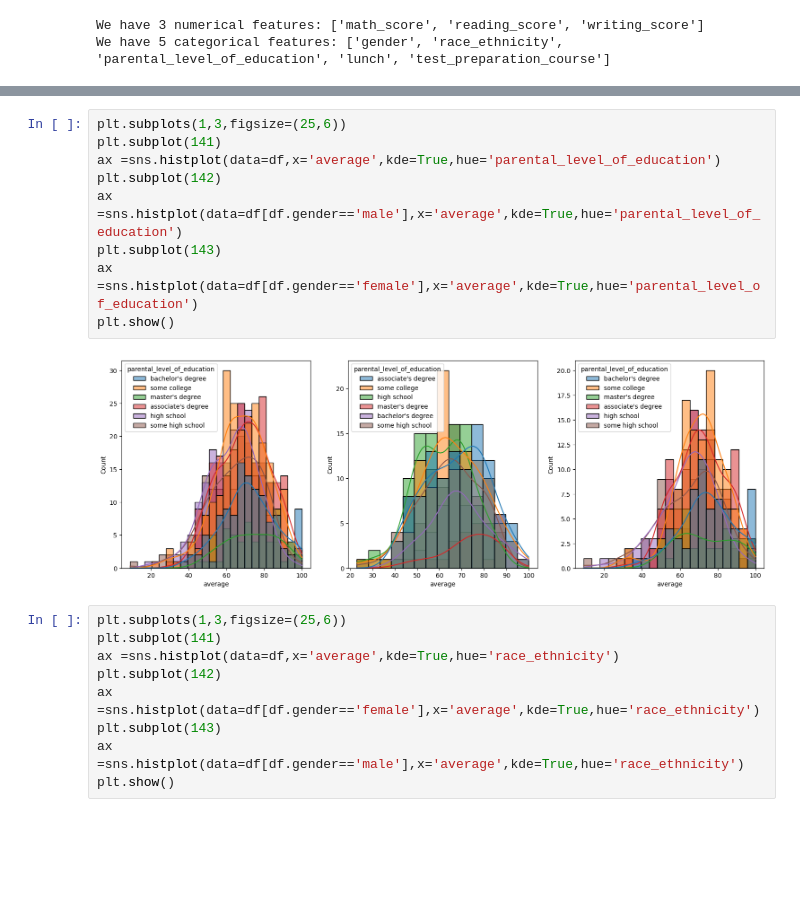
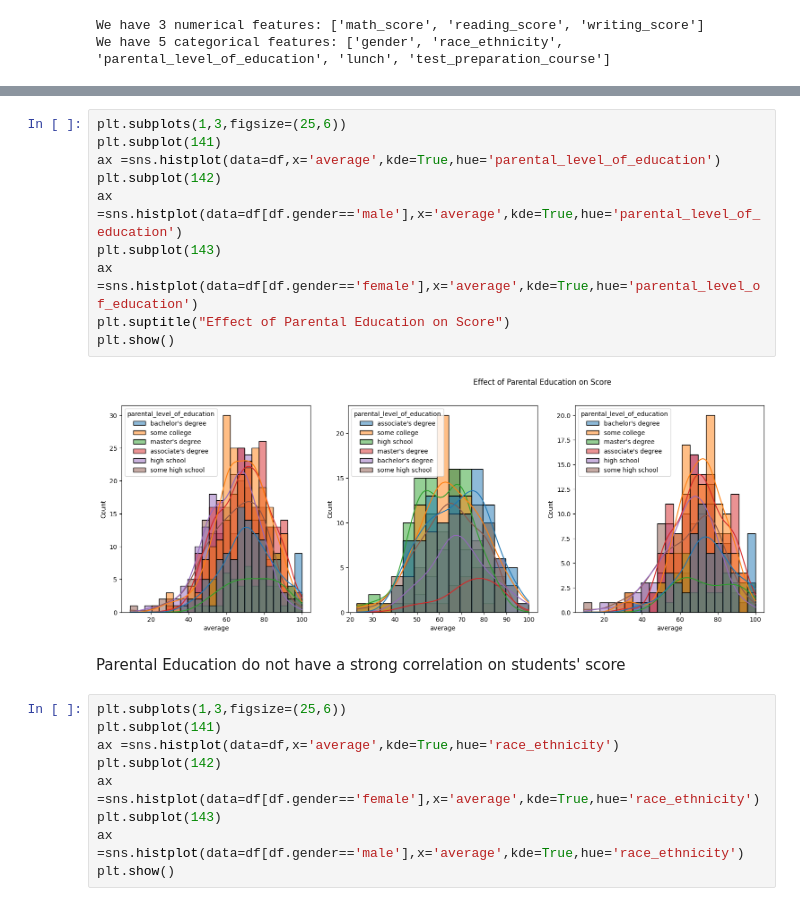
Before and after one commit to sejalnimkar/DS-project, a Jupyter notebook: notebook/EDA.ipynb, the cells around one changed output, grey strips where cells are left out. Drawn from its saved outputs; the diff is of its cells as text; blank space fills up the shorter version.

```diff
--- a/notebook/EDA.ipynb
+++ b/notebook/EDA.ipynb
@@ -163,14 +213,17 @@ plt.show()
 # %%
 plt.subplots(1,3,figsize=(25,6))
 plt.subplot(141)
 ax =sns.histplot(data=df,x='average',kde=True,hue='parental_level_of_education')
 plt.subplot(142)
 ax =sns.histplot(data=df[df.gender=='male'],x='average',kde=True,hue='parental_level_of_education')
 plt.subplot(143)
 ax =sns.histplot(data=df[df.gender=='female'],x='average',kde=True,hue='parental_level_of_education')
+plt.suptitle("Effect of Parental Education on Score")
 plt.show()
 # %% [output]
-[figure, old version]
+[figure, new version]
+# %% [markdown]
+Parental Education do not have a strong correlation on students' score
 # %%
 plt.subplots(1,3,figsize=(25,6))
 plt.subplot(141)
```
Also changed, not shown: parts of 30 cells of this notebook, 1 other file.
